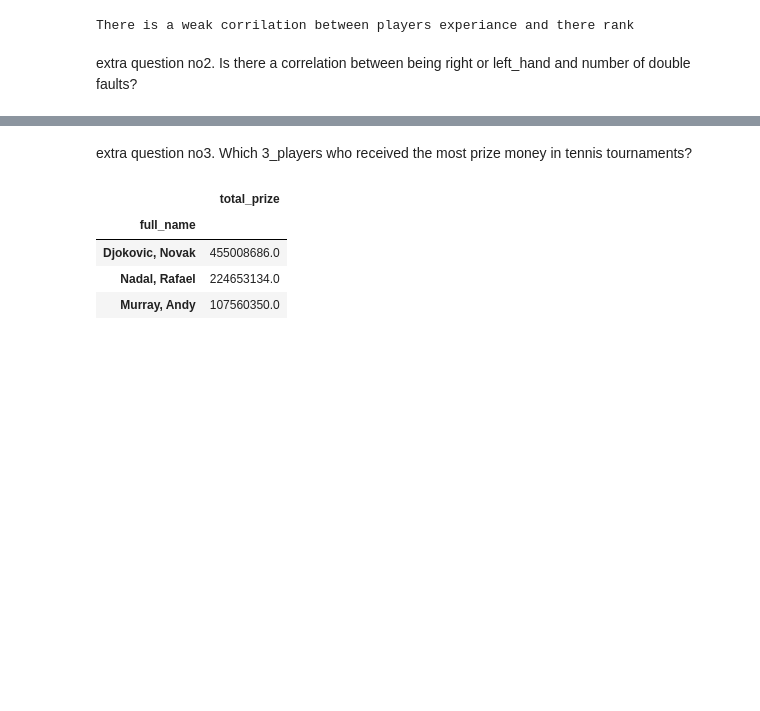
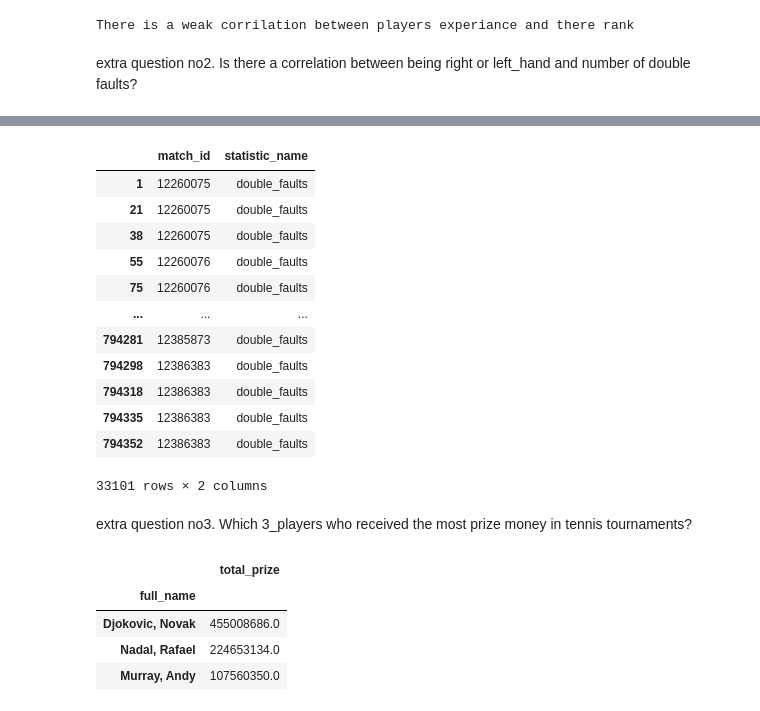
Before and after one commit to mahdieyehalavi/tennisMatchProject, a Jupyter notebook: part1.ipynb, the cells around one changed output, grey strips where cells are left out. Saved outputs shown, nothing was run; the diff lists cells and outputs as text; code cells hidden in the pictures; blank space fills up the shorter version.

```diff
--- a/part1.ipynb
+++ b/part1.ipynb
@@ -282,3 +273,23 @@ height_rank_player.dropna()
+# %%
+period=pd.read_csv('PeriodInfo.csv')
+period.drop_duplicates(inplace=True)
+match_id_statistic_name=period[['match_id','statistic_name']]
+match_id_double_faults=match_id_statistic_name.loc[match_id_statistic_name.statistic_name == 'double_faults']
+match_id_double_faults
+# %% [output]
+|  | match_id | statistic_name |
+| 1 | 12260075 | double_faults |
+| 21 | 12260075 | double_faults |
+| 38 | 12260075 | double_faults |
+| 55 | 12260076 | double_faults |
+| 75 | 12260076 | double_faults |
+| ... | ... | ... |
+| 794281 | 12385873 | double_faults |
+| 794298 | 12386383 | double_faults |
+| 794318 | 12386383 | double_faults |
+| 794335 | 12386383 | double_faults |
+| 794352 | 12386383 | double_faults |
+33101 rows × 2 columns
 # %% [markdown]
 extra question no3.
 Which 3_players who received the most prize money in tennis tournaments?
```
Also changed, not shown: parts of 4 cells of this notebook.
